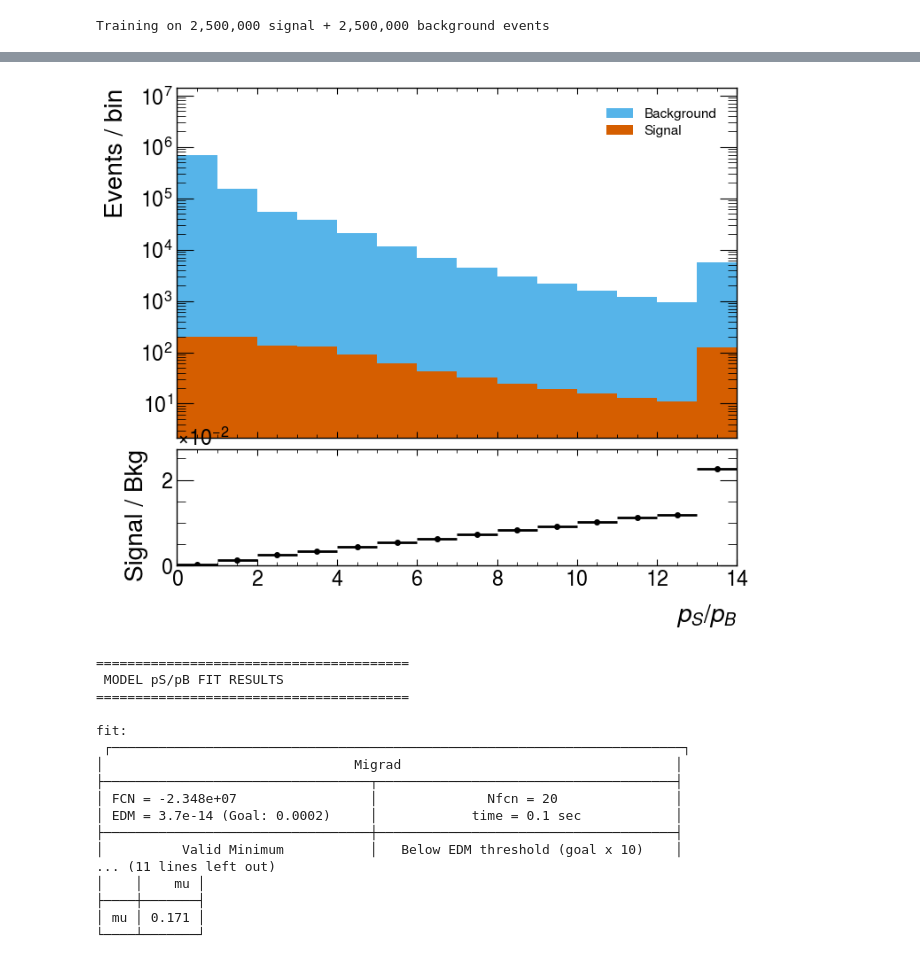
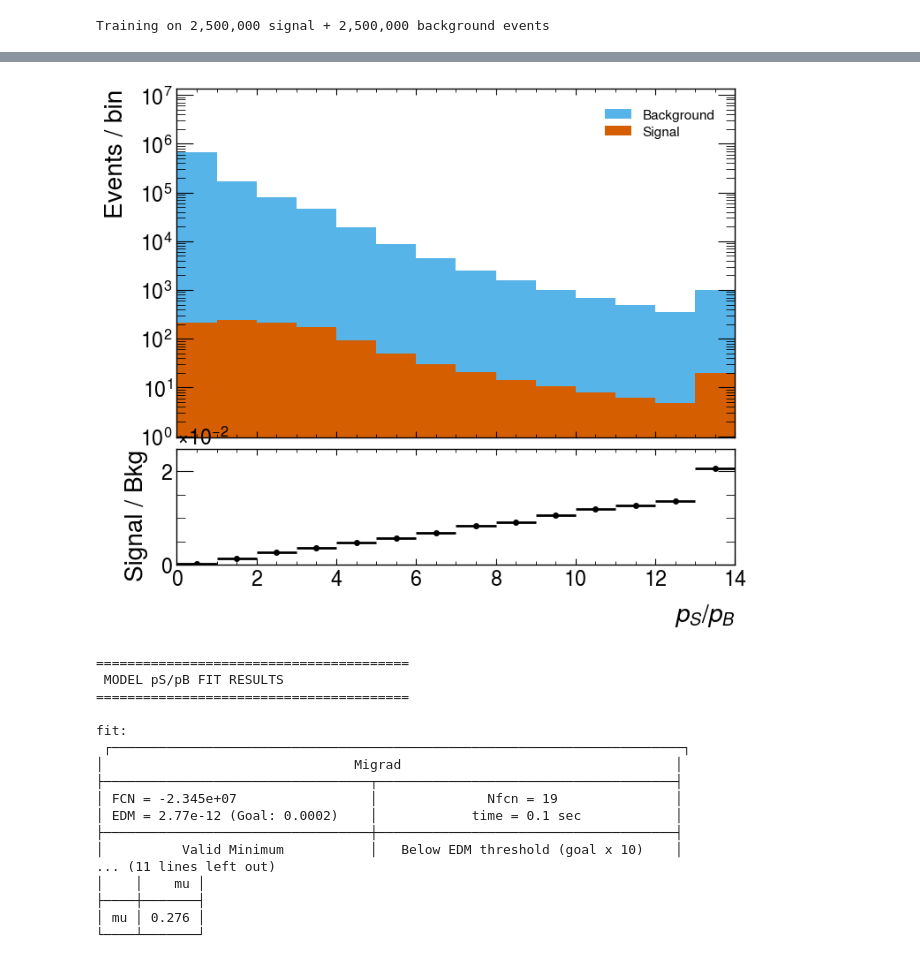
Before and after one commit to Ragansu/NSBI-workflow-tutorial, a Jupyter notebook: workshops/ml4hep_tifr/Exercise_1_summary_statistics.ipynb, the cells around one changed output, grey strips where cells are left out. Cells and saved outputs as stored; diff of their text form; code cells hidden in the pictures.

```diff
--- a/workshops/ml4hep_tifr/Exercise_1_summary_statistics.ipynb
+++ b/workshops/ml4hep_tifr/Exercise_1_summary_statistics.ipynb
@@ -487,15 +732,15 @@ from utils import split_train_inference
 SPLIT_SEED = 0
 TRAIN_FRACTION = 0.5  # fraction of each sample used for TRAINING
 
-signal, _ = split_train_inference(signal, train_fraction=TRAIN_FRACTION, seed=SPLIT_SEED)
-background, _ = split_train_inference(background, train_fraction=TRAIN_FRACTION, seed=SPLIT_SEED)
+signal_split, _ = split_train_inference(signal, train_fraction=TRAIN_FRACTION, seed=SPLIT_SEED)
+background_split, _ = split_train_inference(background, train_fraction=TRAIN_FRACTION, seed=SPLIT_SEED)
 
-print(f"Training on {len(signal):,} signal + {len(background):,} background events")
+print(f"Training on {len(signal_split):,} signal + {len(background_split):,} background events")
 # %% [output]
 Training on 2,500,000 signal + 2,500,000 background events
 # %%
-numerator_hypothesis = signal.astype('float32').copy()
-denominator_hypothesis = background.astype('float32').copy()
+numerator_hypothesis = signal_split.astype('float32').copy()
+denominator_hypothesis = background_split.astype('float32').copy()
 # %%
 numerator_hypothesis["weights"] = numerator_hypothesis['weight']
 numerator_hypothesis["weights_normed"] = numerator_hypothesis['weight'] / numerator_hypothesis['weight'].sum()
@@ -544,7 +800,7 @@ for ens_index in range(ensemble_size):
     trainer[ens_index].train(
         hidden_layers=3,
         neurons=1024,
-        number_of_epochs=5,
+        number_of_epochs=20,
         batch_size=4096,
         learning_rate=1e-3,
         scalerType="MinMax",
@@ -622,12 +893,12 @@ for ens_index in range(ensemble_size):
     scaler, model = load_trained_model(path_to_saved_model, path_to_saved_scaler)
 
     signal_ratio = nsbi_common_utils.training.utils.predict_with_model(
-        signal[training_features].astype('float32'),
+        signal_split[training_features].astype('float32'),
         scaler=scaler,
         model=model,
     )
     background_ratio = nsbi_common_utils.training.utils.predict_with_model(
-        background[training_features].astype('float32'),
+        background_split[training_features].astype('float32'),
         scaler=scaler,
         model=model,
     )
@@ -636,10 +913,10 @@ for ens_index in range(ensemble_size):
 # %%
 bins_ratio = np.linspace(0,14,15)
-h_sig_ratio = hist_template(sig_ratios[0], bins_ratio, signal["weight"])
-h_bkg_ratio = hist_template(bkg_ratios[0], bins_ratio, background["weight"])
+h_sig_ratio = hist_template(sig_ratios[0], bins_ratio, signal_split.weight)
+h_bkg_ratio = hist_template(bkg_ratios[0], bins_ratio, background_split.weight)
 plot_histograms(h_sig_ratio,h_bkg_ratio,bins_ratio, True, r'$p_S/p_B$')
 # %% [output]
-[figure, old version]
+[figure, new version]
 # %%
 ws_ratio = make_workspace((h_sig_ratio).tolist(), (h_bkg_ratio).tolist(), (h_sig_ratio+h_bkg_ratio).tolist())
 model_ratio = nsbi_common_utils.models.sbi_parametric_model(workspace=ws_ratio, measurement_to_fit="meas")
@@ -665,14 +942,14 @@ fit:
  ┌─────────────────────────────────────────────────────────────────────────┐
 │                                Migrad                                   │
 ├──────────────────────────────────┬──────────────────────────────────────┤
-│ FCN = -2.348e+07                 │              Nfcn = 20               │
-│ EDM = 3.7e-14 (Goal: 0.0002)     │            time = 0.1 sec            │
+│ FCN = -2.345e+07                 │              Nfcn = 19               │
+│ EDM = 2.77e-12 (Goal: 0.0002)    │            time = 0.1 sec            │
 ├──────────────────────────────────┼──────────────────────────────────────┤
 │          Valid Minimum           │   Below EDM threshold (goal x 10)    │
 ... (11 lines left out)
 │    │    mu │
 ├────┼───────┤
-│ mu │ 0.171 │
+│ mu │ 0.276 │
 └────┴───────┘
 # %%
 scan_points_model_ratio, NLL_value_model_ratio, scan_points_StatOnly_model_ratio, NLL_value_StatOnly_model_ratio = inf_model_ratio.perform_profile_scan(parameter_name = 'mu',
```
Also changed, not shown: parts of 41 cells of this notebook, 5 other files.
